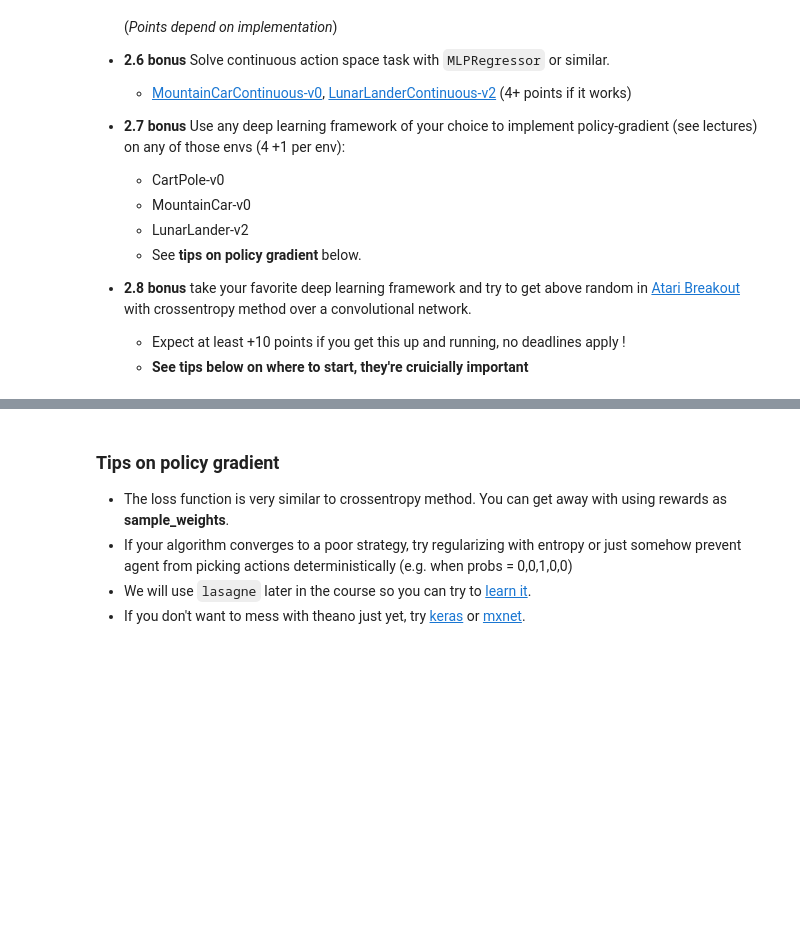
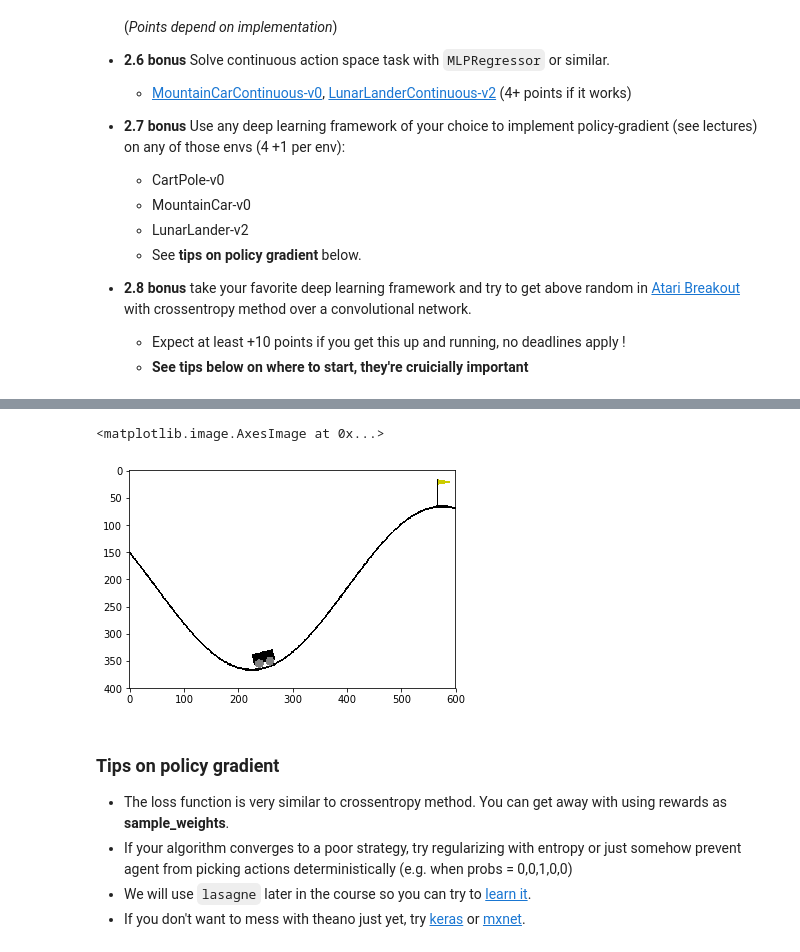
Before and after one commit to APodolskiy/Practical_RL, a Jupyter notebook: week1/crossentropy_method.ipynb, the cells around one changed output, grey strips where cells are left out. Saved outputs shown, nothing was run; the diff lists cells and outputs as text; code cells hidden in the pictures; blank space fills up the shorter version.

```diff
--- a/week1/crossentropy_method.ipynb
+++ b/week1/crossentropy_method.ipynb
@@ -280,0 +361,7 @@ By this moment you should have got enough score on [CartPole-v0](https://gym.ope
+# %%
+env = gym.make('MountainCar-v0')
+env.reset()
+n_actions = env.action_space.n
+
+plt.imshow(env.render("rgb_array"))
+# %% [output]
@@ -280,0 +369,2 @@ By this moment you should have got enough score on [CartPole-v0](https://gym.ope
+<matplotlib.image.AxesImage at 0x...>
+[figure, added]
```
Also changed, not shown: parts of 25 cells of this notebook, 12 other files.
